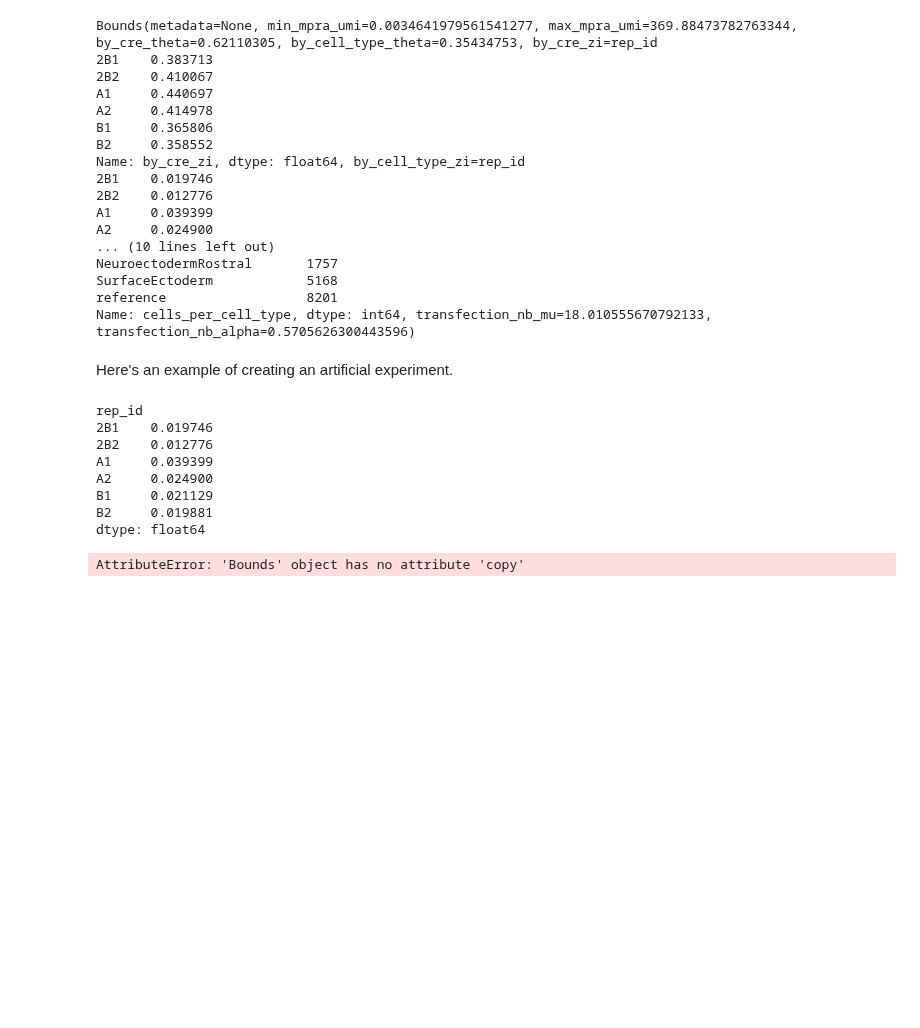
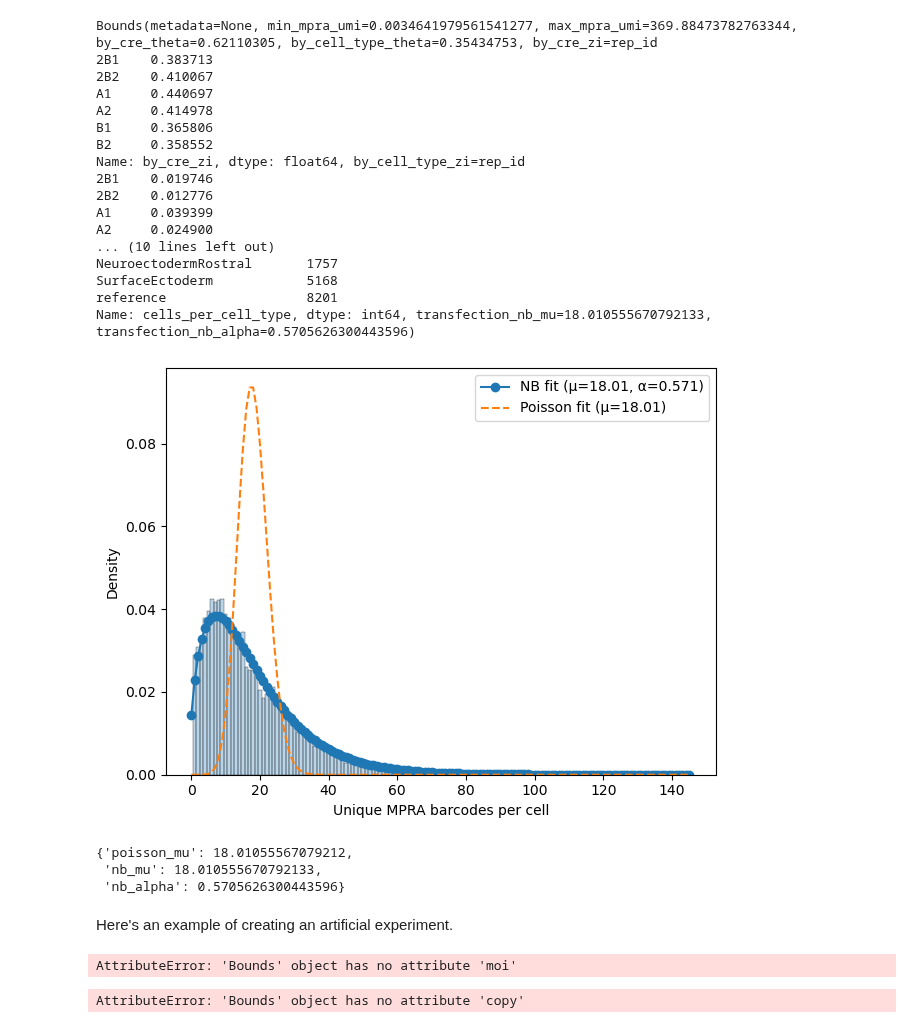
Before and after one commit to Reilly-Lab-Yale/tabula-rasa, a Jupyter notebook: analyses/supporting/bounds.ipynb, the cells around one changed output. Drawn from its saved outputs; the diff is of its cells as text; code cells hidden in the pictures; blank space fills up the shorter version.

Commit message:
+moi controls in bounds

```diff
--- a/analyses/supporting/bounds.ipynb
+++ b/analyses/supporting/bounds.ipynb
@@ -53,0 +48,7 @@ abc=scm.Bounds.from_tgz("shendure_bounds.tgz")
+# %%
+primordial.training_data.describe_transfection(True)
+# %% [output]
+[figure, added]
+{'poisson_mu': 18.01055567079212,
+ 'nb_mu': 18.010555670792133,
+ 'nb_alpha': 0.5705626300443596}
@@ -54,16 +57,10 @@ abc=scm.Bounds.from_tgz("shendure_bounds.tgz")
 # %% [markdown]
 Here's an example of creating an artificial experiment.
-# %%
-abc.by_cell_type_zi.mean(axis=1)
-# %% [output]
-rep_id
-2B1    0.019746
-2B2    0.012776
-A1     0.039399
-A2     0.024900
-B1     0.021129
-B2     0.019881
-dtype: float64
+# %%
+artificial_bounds=scm.SHENDURE_BOUNDS.copy()
+artificial_bounds.get_moi()
+# %% [output]
+AttributeError: 'Bounds' object has no attribute 'moi'
 # %%
 #We first define our
 xyz=shendure_bounds.copy()
```
Also changed, not shown: parts of 4 cells of this notebook, 2 other files.
